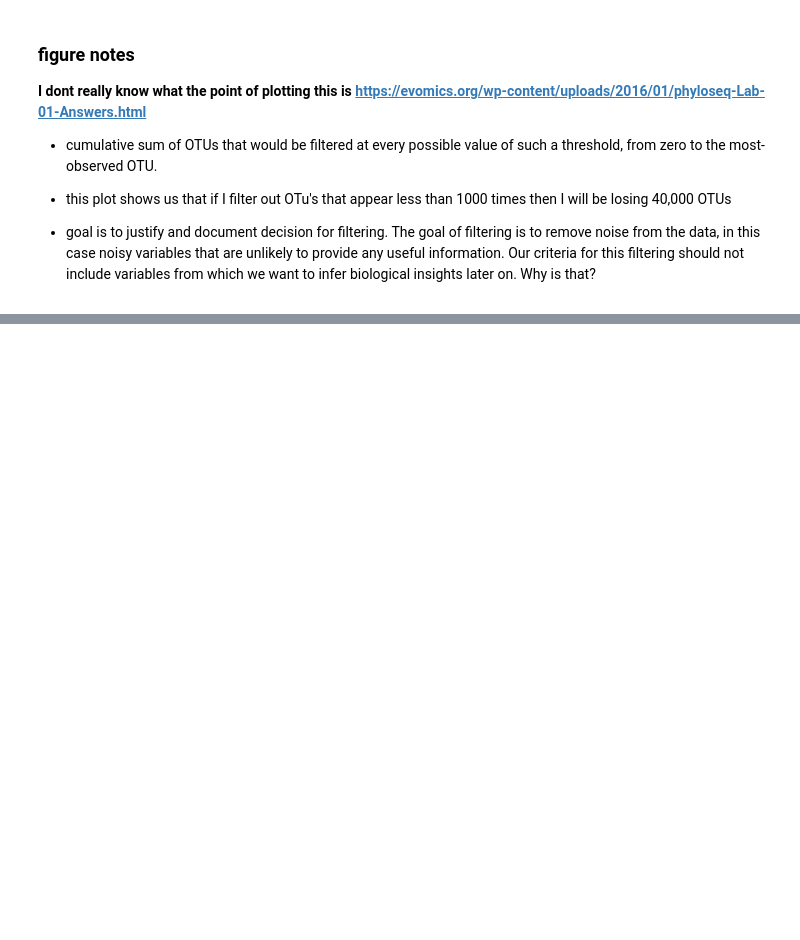
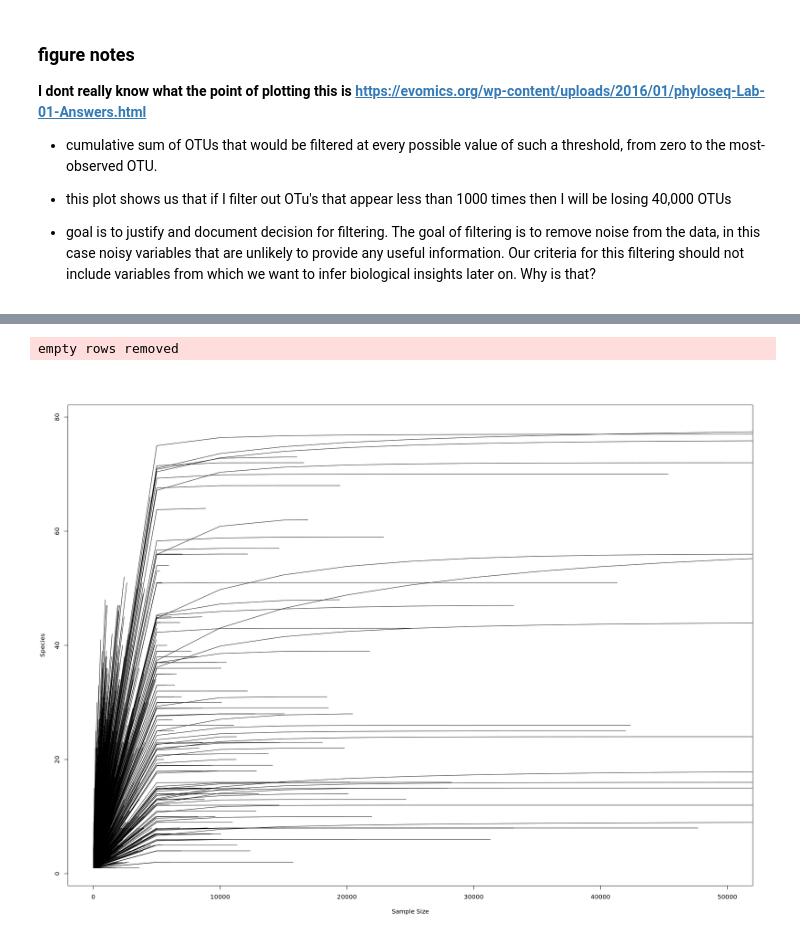
Before and after one commit to cdesouza02/BEL_16S_ITS2, a Jupyter notebook: BEL_16S_outputs/ps_processing.ipynb, the cells around one changed output, grey strips where cells are left out. Cells and saved outputs as stored; diff of their text form; code cells hidden in the pictures; blank space fills up the shorter version.

```diff
--- a/BEL_16S_outputs/ps_processing.ipynb
+++ b/BEL_16S_outputs/ps_processing.ipynb
@@ -194,0 +268,17 @@ empty rows removed
+# %%
+ps_past_no1 <- subset_samples(ps_no1, Species == "PAST")
+ps_mcav_no1 <- subset_samples(ps_no1, Species == "MCAV")
+ps_pstr_no1 <- subset_samples(ps_no1, Species == "PSTR")
+ps_ssid_no1 <- subset_samples(ps_no1, Species == "SSID")
+# %%
+otu.past.no1 = otu_table(ps_past_no1)
+otu.past.no1 = as.data.frame(t(otu.past.no1))
+sample_names = rownames(otu.past.no1)
+
+# we will use vegan rarecurve zooming in to 500K
+# Zoom in directly using the xlim argument
+
+otu.pastcurve.no1 = rarecurve(otu.past.no1, step = 5000, label = FALSE, xlim = c(0, 50000))
+# %% [output]
+empty rows removed
+[figure, added]
```
Also changed, not shown: parts of 49 cells of this notebook.
